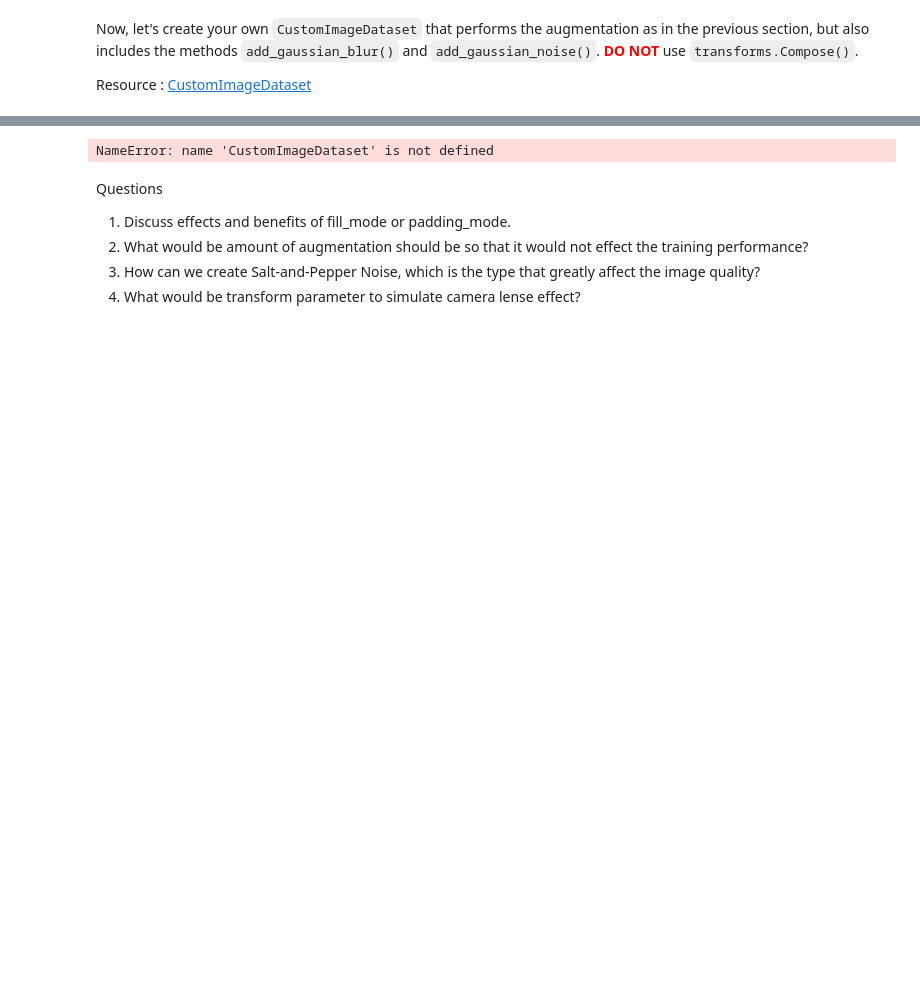
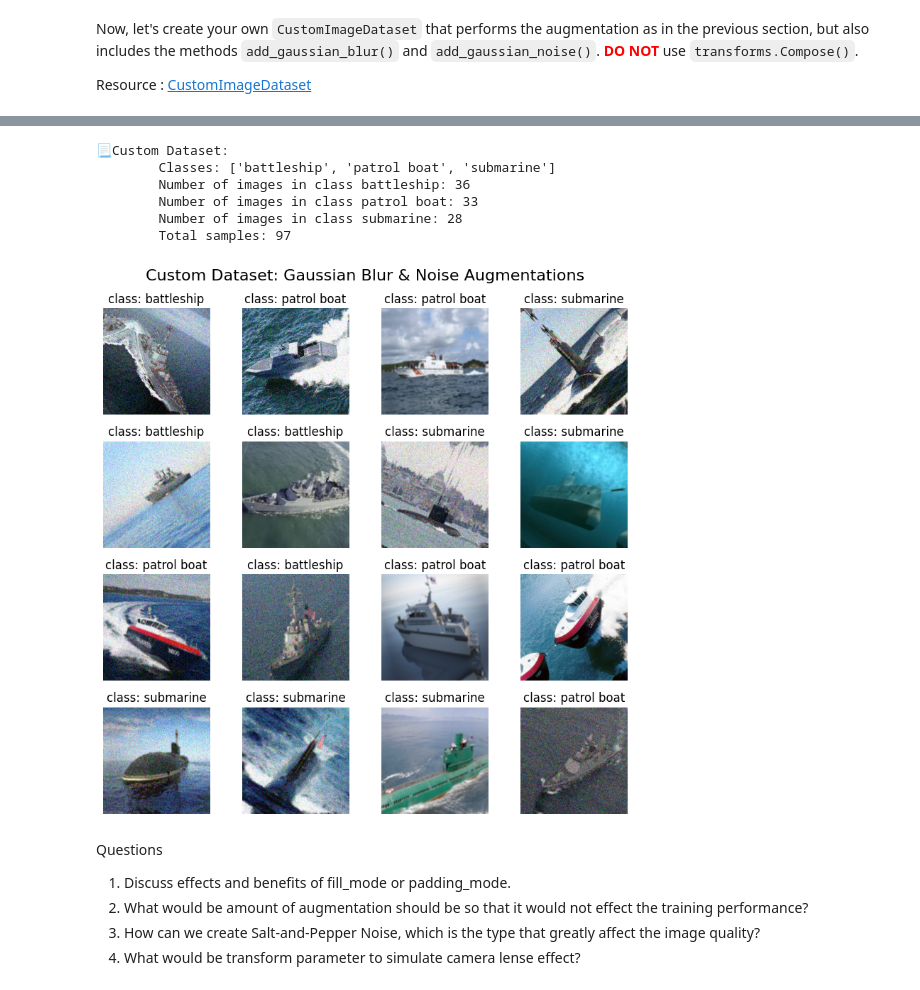
Before and after one commit to Proxiermax/Image-Processing-Course-2025, a Jupyter notebook: Lab4_NN-and-CNN/Lab4_1_DataAugmentation.ipynb, the cells around one changed output, grey strips where cells are left out. Cells and saved outputs as stored; diff of their text form; code cells hidden in the pictures; blank space fills up the shorter version.

```diff
--- a/Lab4_NN-and-CNN/Lab4_1_DataAugmentation.ipynb
+++ b/Lab4_NN-and-CNN/Lab4_1_DataAugmentation.ipynb
@@ -115,7 +124,6 @@ Now, let's create your own `CustomImageDataset` that performs the augmentation a
 
 Resource : [CustomImageDataset](https://pytorch.org/tutorials/beginner/data_loading_tutorial.html#:~:text=.show()-,Dataset%20class,-torch.utils.data)
 # %%
-### START CODE HERE ###
 class CustomImageDataset(Dataset):
     def __init__(self, root_dir, transform=None):
         self.root_dir = root_dir
@@ -148,7 +156,7 @@ class CustomImageDataset(Dataset):
 
         # Apply manual transformations (without transforms.Compose)
         image = self.resize_image(image, (224, 224))
-        image = self.add_padding(image, padding=10)
+        # Remove padding step
         image = self.random_affine_transform(image)
         image = self.center_crop(image, (224, 224))
 
@@ -167,8 +175,7 @@ class CustomImageDataset(Dataset):
     def resize_image(self, image, size):
         return cv2.resize(image, size)
 
-    def add_padding(self, image, padding):
-        return cv2.copyMakeBorder(image, padding, padding, padding, padding, cv2.BORDER_CONSTANT, value=[0, 0, 0])
+    # Remove the add_padding method or keep it unused
 
     def random_affine_transform(self, image):
         h, w = image.shape[:2]
@@ -214,8 +221,6 @@ class CustomImageDataset(Dataset):
         # Convert back to uint8 range
         noise_image = (noise_image * 255).astype(np.uint8)
         return noise_image
-
-### END CODE HERE ###
 # %% [markdown]
 Use your `CustomImageDataset()` function. Then, display the image from the first batch.
 
@@ -240,39 +245,50 @@ dataloader = DataLoader(dataset, batch_size=16, shuffle=True, num_workers=0, pin
 
 # Print dataset information
 print("📃Custom Dataset:")
 print(f"\tClasses: {dataset.class_names}")
 for i, class_name in enumerate(dataset.class_names):
     class_count = sum(1 for label in dataset.labels if label == i)
     print(f"\tNumber of images in class {class_name}: {class_count}")
 print(f"\tTotal samples: {len(dataset)}")
 
 # Get first batch and display
 data_iter = iter(dataloader)
 images, labels = next(data_iter)
 
-# Display images with custom augmentations
-fig, axes = plt.subplots(2, 4, figsize=(15, 8))
+rows = 4
+cols = 4
+
+# Display images with custom augmentations and class indices
+fig, axes = plt.subplots(rows, cols, figsize=(cols*2, rows*2))
 axes = axes.ravel()
 
-for i in range(8):
+class_names = ['battleship', 'patrol boat', 'submarine']
+
+for i in range(rows*cols):
     if i < len(images):
         # Convert tensor to numpy for display
         img = images[i].permute(1, 2, 0).numpy()
         img = np.clip(img, 0, 1)  # Ensure values are in [0, 1] range
 
         axes[i].imshow(img)
-        axes[i].set_title(f'Class: {dataset.class_names[labels[i]]}')
+        axes[i].set_title(f'class: {dataset.class_names[labels[i]]}')
         axes[i].axis('off')
     else:
         axes[i].axis('off')
 
-plt.suptitle('Custom Dataset with Gaussian Blur & Noise Augmentations', fontsize=16)
+plt.suptitle('Custom Dataset: Gaussian Blur & Noise Augmentations', fontsize=16)
 plt.tight_layout()
 plt.show()
 
 ### END CODE HERE ###
 # %% [output]
-NameError: name 'CustomImageDataset' is not defined
+📃Custom Dataset:
+        Classes: ['battleship', 'patrol boat', 'submarine']
+        Number of images in class battleship: 36
+        Number of images in class patrol boat: 33
+        Number of images in class submarine: 28
+        Total samples: 97
+[figure, added]
 # %% [markdown]
 Questions
 1. Discuss effects and benefits of fill_mode or padding_mode.
```
Also changed, not shown: parts of 1 cell of this notebook, 1 other file.
